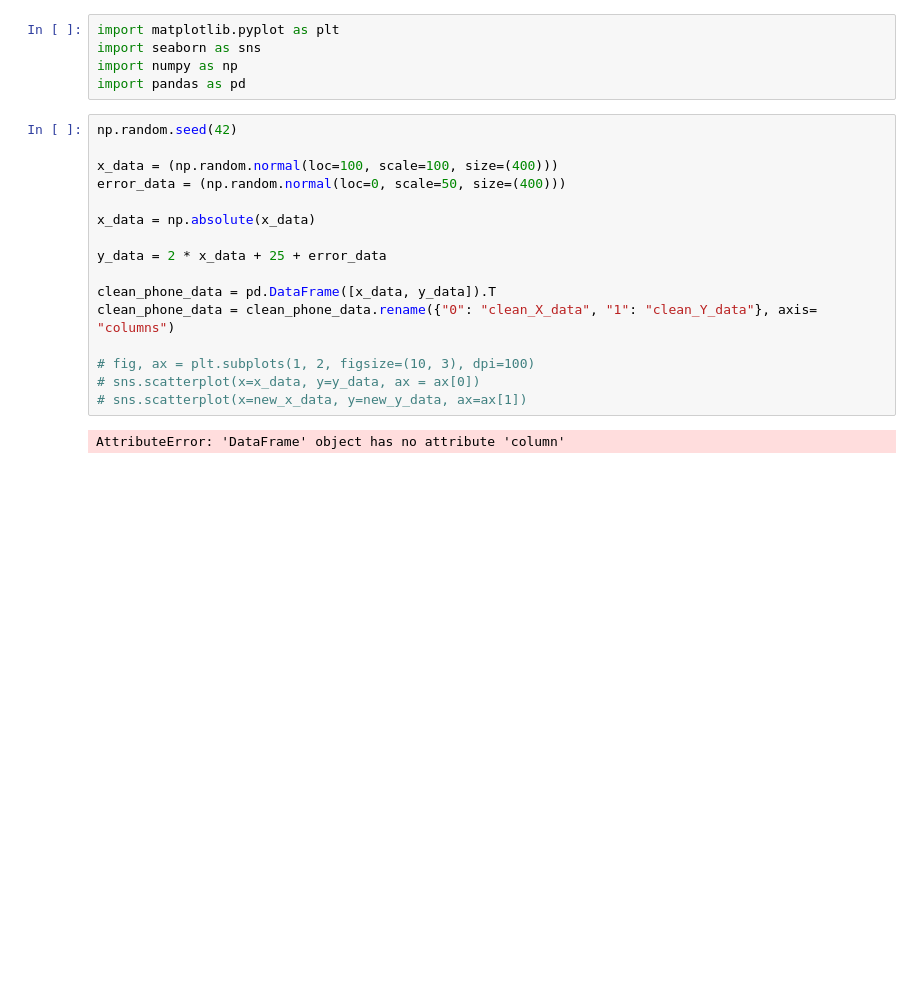
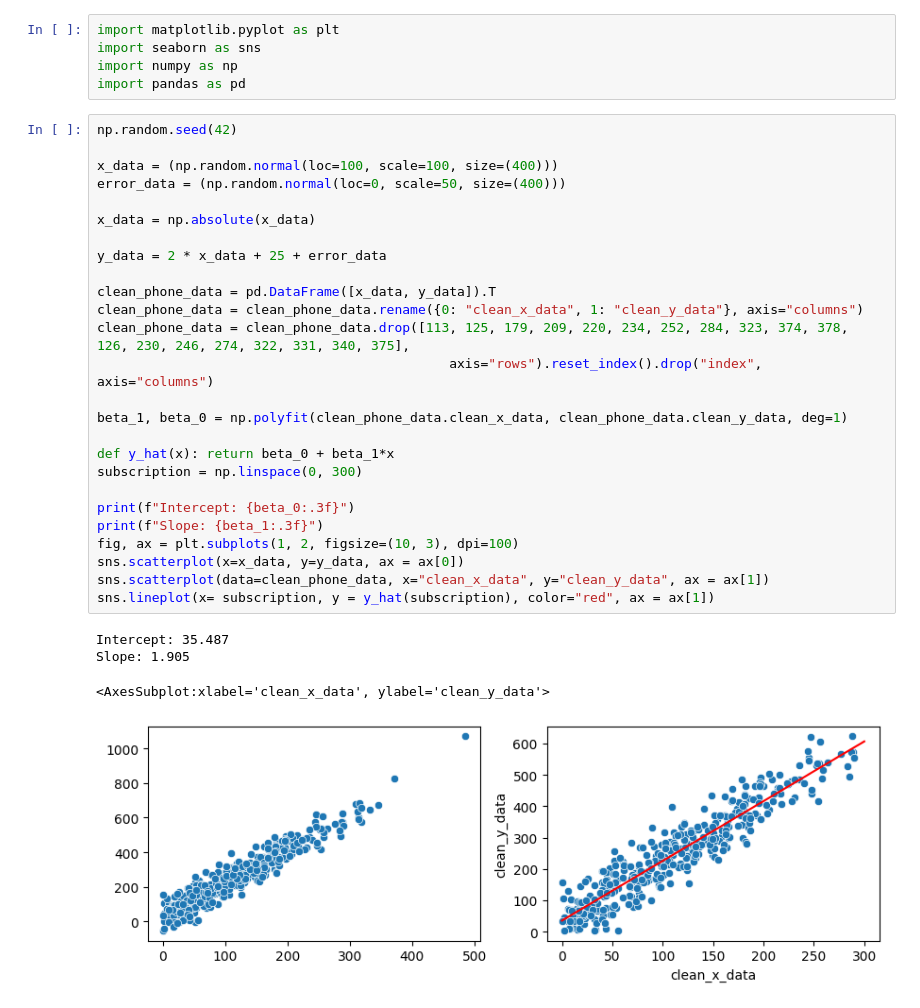
Before and after one commit to FabianAndersson17/Machinelearning-Fabian-Andersson, a Jupyter notebook: Exercises/Exercise_0_Linear_regression.ipynb, the cells around one changed output. Cells and saved outputs as stored; diff of their text form; blank space fills up the shorter version.

Commit message:
Done with phone subscription data

```diff
--- a/Exercises/Exercise_0_Linear_regression.ipynb
+++ b/Exercises/Exercise_0_Linear_regression.ipynb
@@ -10,18 +10,31 @@ import pandas as pd
 # %%
 np.random.seed(42)
 
 x_data = (np.random.normal(loc=100, scale=100, size=(400)))
 error_data = (np.random.normal(loc=0, scale=50, size=(400)))
 
 x_data = np.absolute(x_data)
 
 y_data = 2 * x_data + 25 + error_data
 
 clean_phone_data = pd.DataFrame([x_data, y_data]).T
-clean_phone_data = clean_phone_data.rename({"0": "clean_X_data", "1": "clean_Y_data"}, axis= "columns")
+clean_phone_data = clean_phone_data.rename({0: "clean_x_data", 1: "clean_y_data"}, axis="columns")
+clean_phone_data = clean_phone_data.drop([113, 125, 179, 209, 220, 234, 252, 284, 323, 374, 378, 126, 230, 246, 274, 322, 331, 340, 375],
+                                             axis="rows").reset_index().drop("index", axis="columns")
 
-# fig, ax = plt.subplots(1, 2, figsize=(10, 3), dpi=100)
-# sns.scatterplot(x=x_data, y=y_data, ax = ax[0])
-# sns.scatterplot(x=new_x_data, y=new_y_data, ax=ax[1])
+beta_1, beta_0 = np.polyfit(clean_phone_data.clean_x_data, clean_phone_data.clean_y_data, deg=1)
+
+def y_hat(x): return beta_0 + beta_1*x
+subscription = np.linspace(0, 300)
+
+print(f"Intercept: {beta_0:.3f}")
+print(f"Slope: {beta_1:.3f}")
+fig, ax = plt.subplots(1, 2, figsize=(10, 3), dpi=100)
+sns.scatterplot(x=x_data, y=y_data, ax = ax[0])
+sns.scatterplot(data=clean_phone_data, x="clean_x_data", y="clean_y_data", ax = ax[1])
+sns.lineplot(x= subscription, y = y_hat(subscription), color="red", ax = ax[1])
 # %% [output]
-AttributeError: 'DataFrame' object has no attribute 'column'
+Intercept: 35.487
+Slope: 1.905
+<AxesSubplot:xlabel='clean_x_data', ylabel='clean_y_data'>
+[figure, added]
```
Also changed, not shown: parts of 1 cell of this notebook.
